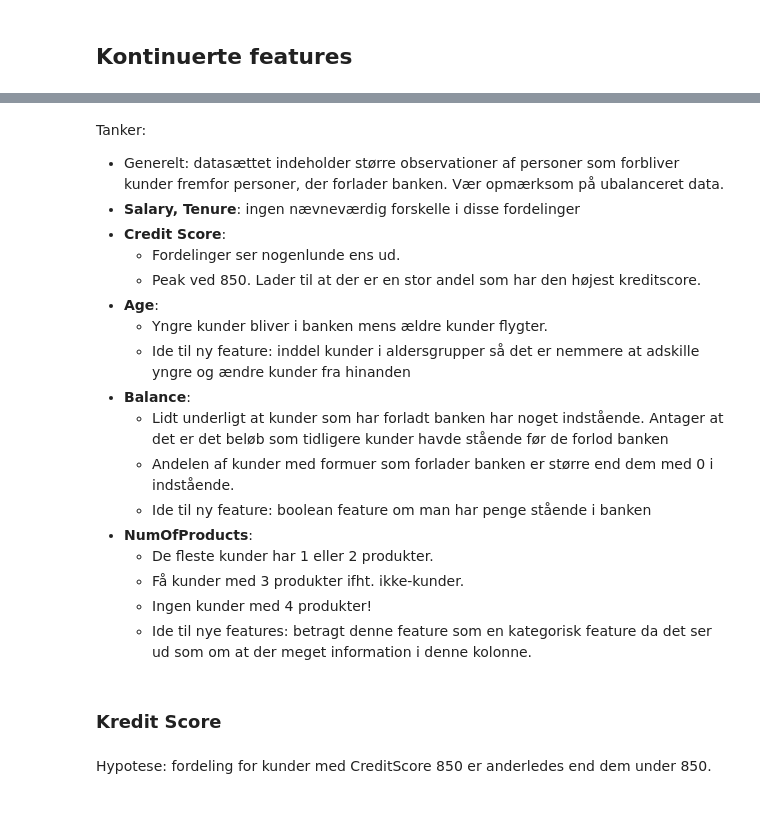
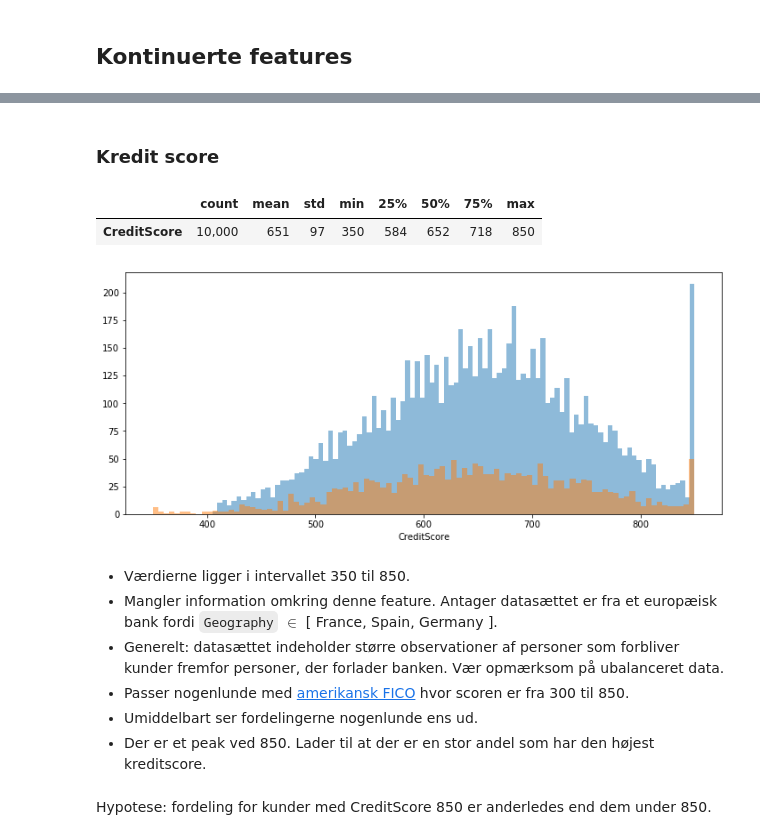
Before and after one commit to sheikhomar/lunch, a Jupyter notebook: analysis.ipynb, the cells around one changed output, grey strips where cells are left out. Cells and saved outputs as stored; diff of their text form; code cells hidden in the pictures; blank space fills up the shorter version.

```diff
--- a/analysis.ipynb
+++ b/analysis.ipynb
@@ -231,23 +199,20 @@ for i in range(2):
-# %% [markdown]
-Tanker:
-- Generelt: datasættet indeholder større observationer af personer som forbliver kunder fremfor personer, der forlader banken. Vær opmærksom på ubalanceret data.
-- **Salary, Tenure**: ingen nævneværdig forskelle i disse fordelinger
-- **Credit Score**:
-  - Fordelinger ser nogenlunde ens ud.
-  - Peak ved 850. Lader til at der er en stor andel som har den højest kreditscore.
-- **Age**:
-  - Yngre kunder bliver i banken mens ældre kunder flygter.
-  - Ide til ny feature: inddel kunder i aldersgrupper så det er nemmere at adskille yngre og ændre kunder fra hinanden
-- **Balance**:
-  - Lidt underligt at kunder som har forladt banken har noget indstående. Antager at det er det beløb som tidligere kunder havde stående før de forlod banken
-  - Andelen af kunder med formuer som forlader banken er større end dem med 0 i indstående.
-  - Ide til ny feature: boolean feature om man har penge stående i banken
-- **NumOfProducts**:
-  - De fleste kunder har 1 eller 2 produkter.
-  - Få kunder med 3 produkter ifht. ikke-kunder.
-  - Ingen kunder med 4 produkter!
-  - Ide til nye features: betragt denne feature som en kategorisk feature da det ser ud som om at der meget information i denne kolonne.
 # %% [markdown]
-### Kredit Score
+### Kredit score
+# %%
+df_data[['CreditScore']].describe().T.style.format("{:,.0f}")
+# %% [output]
+|  | count | mean | std | min | 25% | 50% | 75% | max |
+| CreditScore | 10,000 | 651 | 97 | 350 | 584 | 652 | 718 | 850 |
+# %%
+plot_dual_histogram(df_data, 'CreditScore', bins=100)
+# %% [output]
+[figure, added]
+# %% [markdown]
+- Værdierne ligger i intervallet 350 til 850.
+- Mangler information omkring denne feature. Antager datasættet er fra et europæisk bank fordi `Geography` $\in$ \[ France, Spain, Germany \].
+- Generelt: datasættet indeholder større observationer af personer som forbliver kunder fremfor personer, der forlader banken. Vær opmærksom på ubalanceret data.
+- Passer nogenlunde med [amerikansk FICO](https://en.wikipedia.org/wiki/Credit_score) hvor scoren er fra 300 til 850.
+- Umiddelbart ser fordelingerne nogenlunde ens ud.
+- Der er et peak ved 850. Lader til at der er en stor andel som har den højest kreditscore.
 # %% [markdown]
 Hypotese: fordeling for kunder med CreditScore 850 er anderledes end dem under 850.
```
Also changed, not shown: parts of 34 cells of this notebook.
